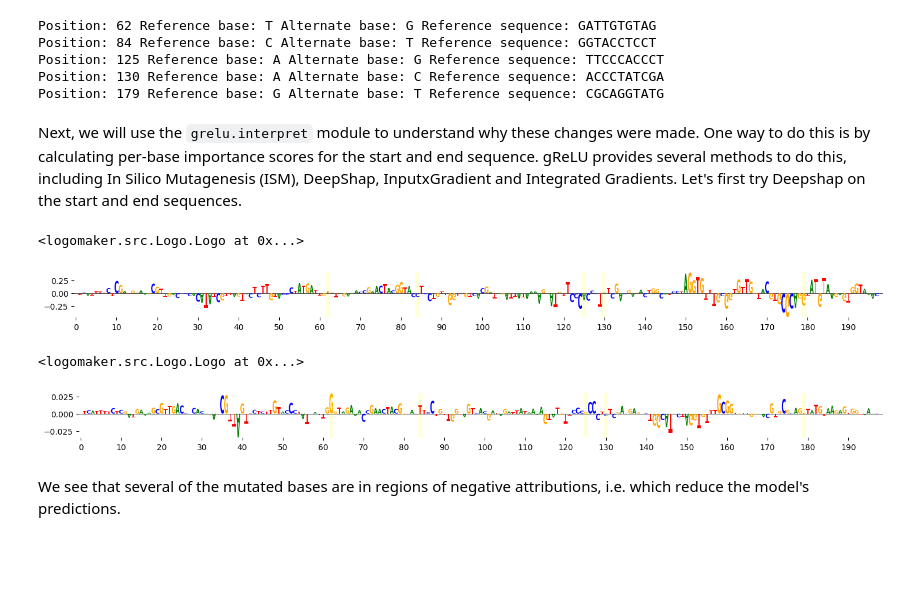
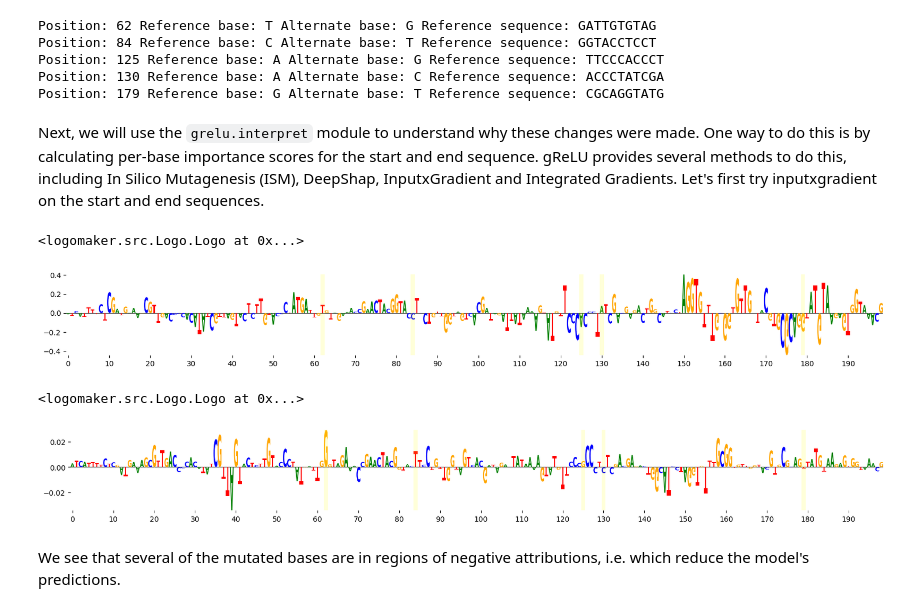
Before and after one commit to Genentech/gReLU, a Jupyter notebook: docs/tutorials/4_design.ipynb, the cells around one changed output. Cells and saved outputs as stored; diff of their text form; code cells hidden in the pictures; blank space fills up the shorter version.

```diff
--- a/docs/tutorials/4_design.ipynb
+++ b/docs/tutorials/4_design.ipynb
@@ -195,38 +195,36 @@ Position: 125 Reference base: A Alternate base: G Reference sequence: TTCCCACCCT
 Position: 130 Reference base: A Alternate base: C Reference sequence: ACCCTATCGA
 Position: 179 Reference base: G Alternate base: T Reference sequence: CGCAGGTATG
 # %% [markdown]
-Next, we will use the `grelu.interpret` module to understand why these changes were made. One way to do this is by calculating per-base importance scores for the start and end sequence. gReLU provides several methods to do this, including In Silico Mutagenesis (ISM), DeepShap, InputxGradient and Integrated Gradients. Let's first try Deepshap on the start and end sequences.
+Next, we will use the `grelu.interpret` module to understand why these changes were made. One way to do this is by calculating per-base importance scores for the start and end sequence. gReLU provides several methods to do this, including In Silico Mutagenesis (ISM), DeepShap, InputxGradient and Integrated Gradients. Let's first try inputxgradient on the start and end sequences.
 # %%
 import grelu.interpret.score
 
 start_attrs = grelu.interpret.score.get_attributions(
     model, start_seq, prediction_transform=microglia_score, device=0,
-    method="deepshap", seed=0,
+    method="inputxgradient",
 )
 end_attrs = grelu.interpret.score.get_attributions(
     model, end_seq, prediction_transform=microglia_score, device=0,
-    method="deepshap", seed=0,
+    method="inputxgradient",
 )
 # %%
 grelu.visualize.plot_attributions(
     start_attrs,
     highlight_positions=mutated_positions, # Highlight the mutated positions
     ticks=10,
-    figsize=(18, 1)
 )
 # %% [output]
 <logomaker.src.Logo.Logo at 0x...>
-[figure, old version]
+[figure, new version]
 # %%
 grelu.visualize.plot_attributions(
     end_attrs,
     highlight_positions=mutated_positions, # Highlight the mutated positions,
     ticks=10,
-    figsize=(18, 1),
 )
 # %% [output]
 <logomaker.src.Logo.Logo at 0x...>
-[figure, old version]
+[figure, new version]
 # %% [markdown]
 We see that several of the mutated bases are in regions of negative attributions, i.e. which reduce the model's predictions.
 # %% [markdown]
```
Also changed, not shown: parts of 10 cells of this notebook, 2 other files.
